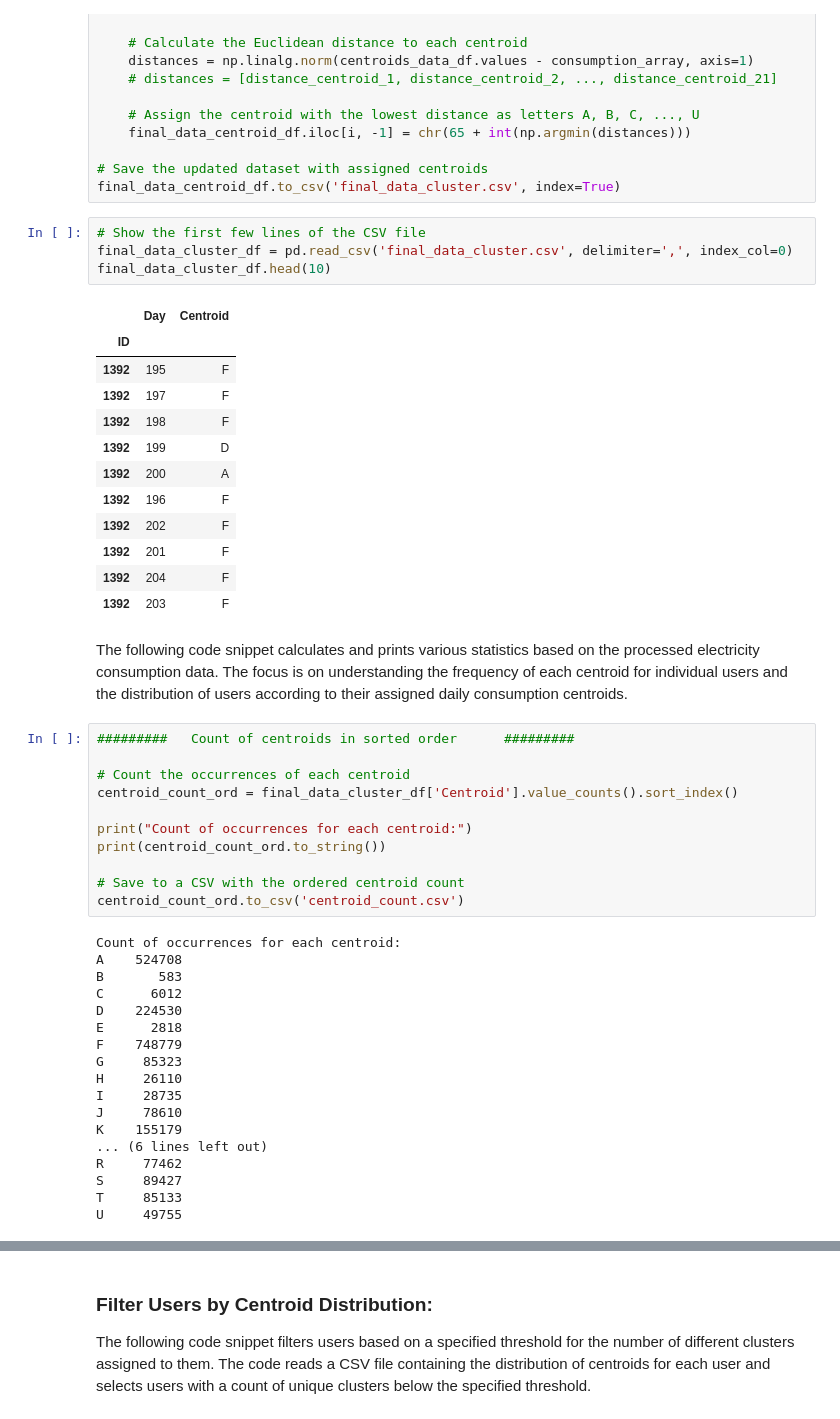
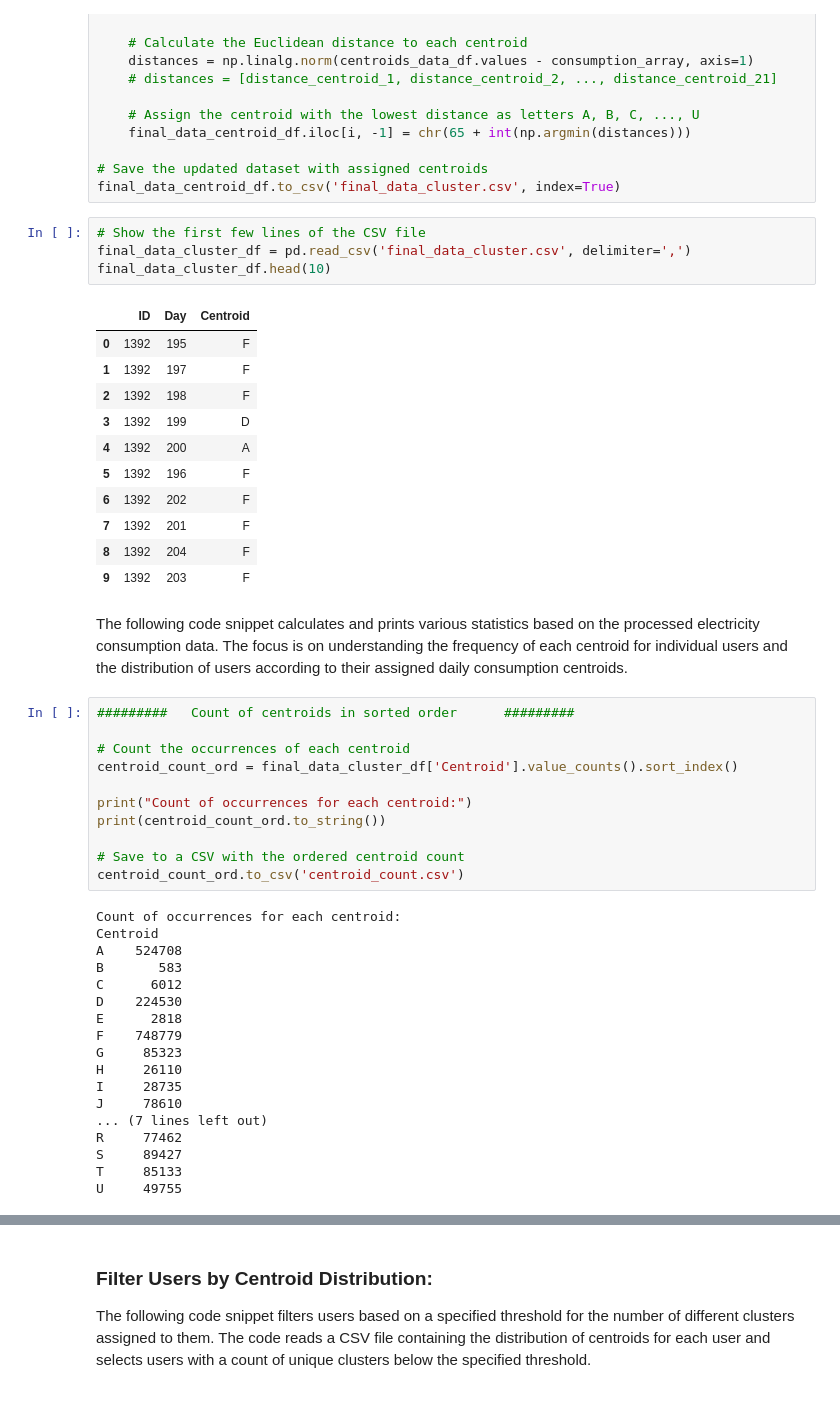
Before and after one commit to Isi-17/Thesis-CS, a Jupyter notebook: 01-data_preparation.ipynb, the cells around one changed output, grey strips where cells are left out. Cells and saved outputs as stored; diff of their text form.

```diff
--- a/01-data_preparation.ipynb
+++ b/01-data_preparation.ipynb
@@ -330,21 +330,20 @@ for i in range(len(final_data_df)):
 final_data_centroid_df.to_csv('final_data_cluster.csv', index=True)
 # %%
 # Show the first few lines of the CSV file
-final_data_cluster_df = pd.read_csv('final_data_cluster.csv', delimiter=',', index_col=0)
+final_data_cluster_df = pd.read_csv('final_data_cluster.csv', delimiter=',')
 final_data_cluster_df.head(10)
 # %% [output]
-|  | Day | Centroid |
-| ID |  |  |
-| 1392 | 195 | F |
-| 1392 | 197 | F |
-| 1392 | 198 | F |
-| 1392 | 199 | D |
-| 1392 | 200 | A |
-| 1392 | 196 | F |
-| 1392 | 202 | F |
-| 1392 | 201 | F |
-| 1392 | 204 | F |
-| 1392 | 203 | F |
+|  | ID | Day | Centroid |
+| 0 | 1392 | 195 | F |
+| 1 | 1392 | 197 | F |
+| 2 | 1392 | 198 | F |
+| 3 | 1392 | 199 | D |
+| 4 | 1392 | 200 | A |
+| 5 | 1392 | 196 | F |
+| 6 | 1392 | 202 | F |
+| 7 | 1392 | 201 | F |
+| 8 | 1392 | 204 | F |
+| 9 | 1392 | 203 | F |
 # %% [markdown]
 The following code snippet calculates and prints various statistics based on the processed electricity consumption data. The focus is on understanding the frequency of each centroid for individual users and the distribution of users according to their assigned daily consumption centroids.
 # %%
@@ -360,6 +359,7 @@ print(centroid_count_ord.to_string())
 centroid_count_ord.to_csv('centroid_count.csv')
 # %% [output]
 Count of occurrences for each centroid:
+Centroid
 A    524708
 B       583
 C      6012
@@ -370,8 +370,7 @@ G     85323
 H     26110
 I     28735
 J     78610
-K    155179
-... (6 lines left out)
+... (7 lines left out)
 R     77462
 S     89427
 T     85133
```
Also changed, not shown: parts of 6 cells of this notebook, 6 other files.
